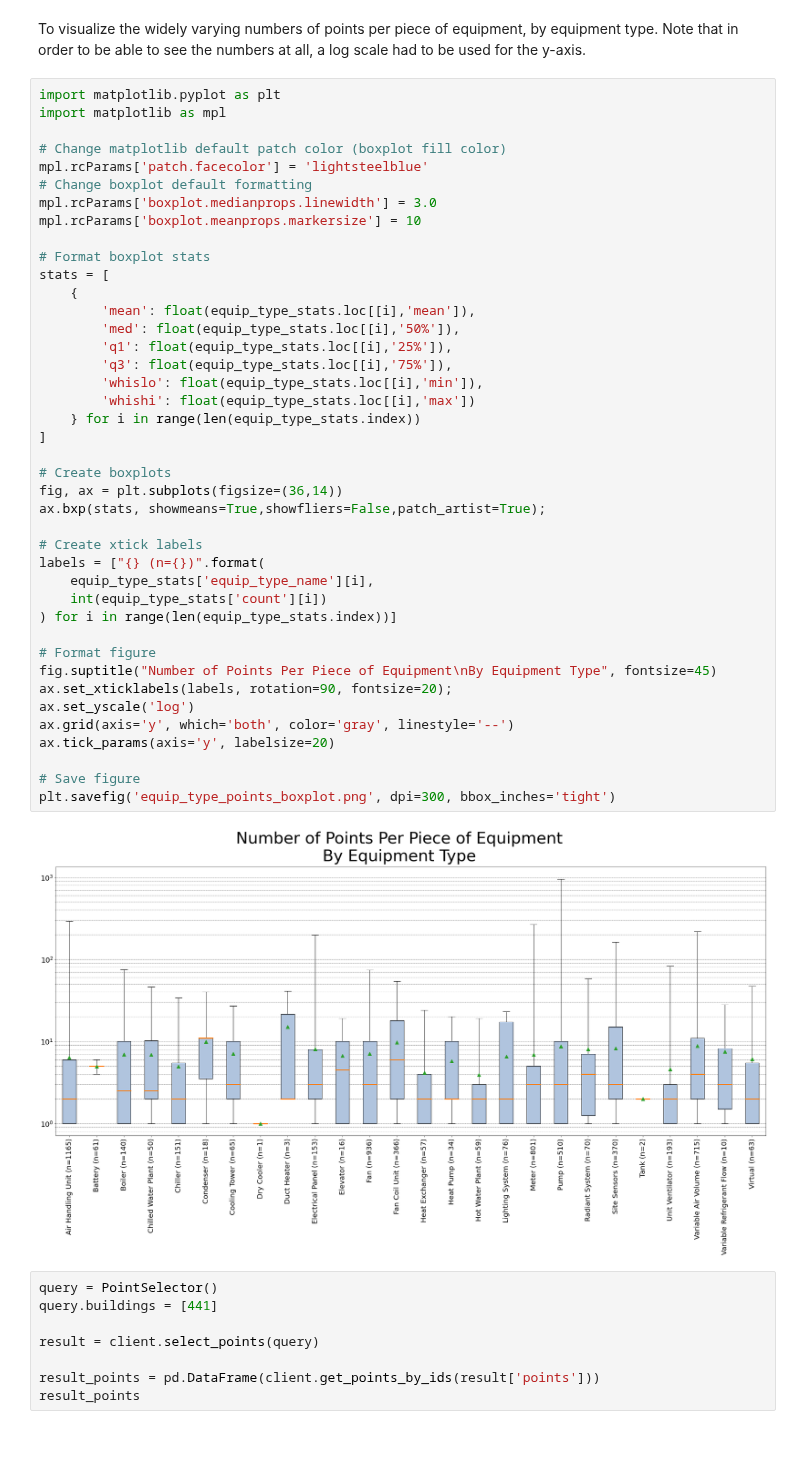
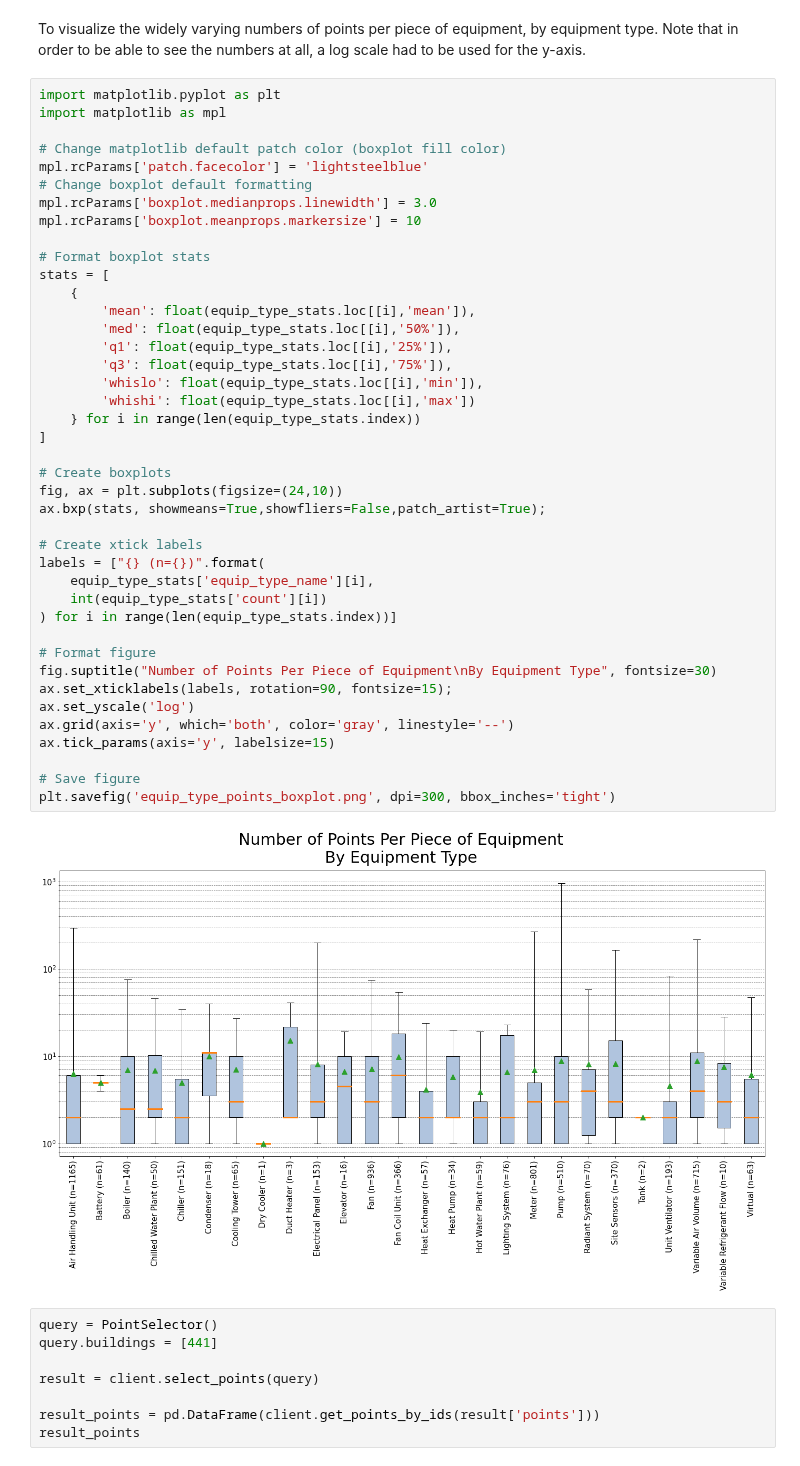
Before and after one commit to yairg98/Data-Driven-Problem-Solving, a Jupyter notebook: Assignments/FinalProjectNotebook.ipynb, the cells around one changed output. Drawn from its saved outputs; the diff is of its cells as text; blank space fills up the shorter version.

```diff
--- a/Assignments/FinalProjectNotebook.ipynb
+++ b/Assignments/FinalProjectNotebook.ipynb
@@ -149,38 +170,38 @@ mpl.rcParams['boxplot.medianprops.linewidth'] = 3.0
 mpl.rcParams['boxplot.meanprops.markersize'] = 10
 
 # Format boxplot stats
 stats = [
     {
         'mean': float(equip_type_stats.loc[[i],'mean']),
         'med': float(equip_type_stats.loc[[i],'50%']),
         'q1': float(equip_type_stats.loc[[i],'25%']),
         'q3': float(equip_type_stats.loc[[i],'75%']),
         'whislo': float(equip_type_stats.loc[[i],'min']),
         'whishi': float(equip_type_stats.loc[[i],'max'])
     } for i in range(len(equip_type_stats.index))
 ]
 
 # Create boxplots
-fig, ax = plt.subplots(figsize=(36,14))
+fig, ax = plt.subplots(figsize=(24,10))
 ax.bxp(stats, showmeans=True,showfliers=False,patch_artist=True);
 
 # Create xtick labels
 labels = ["{} (n={})".format(
     equip_type_stats['equip_type_name'][i],
     int(equip_type_stats['count'][i])
 ) for i in range(len(equip_type_stats.index))]
 
 # Format figure
-fig.suptitle("Number of Points Per Piece of Equipment\nBy Equipment Type", fontsize=45)
-ax.set_xticklabels(labels, rotation=90, fontsize=20);
+fig.suptitle("Number of Points Per Piece of Equipment\nBy Equipment Type", fontsize=30)
+ax.set_xticklabels(labels, rotation=90, fontsize=15);
 ax.set_yscale('log')
 ax.grid(axis='y', which='both', color='gray', linestyle='--')
-ax.tick_params(axis='y', labelsize=20)
+ax.tick_params(axis='y', labelsize=15)
 
 # Save figure
 plt.savefig('equip_type_points_boxplot.png', dpi=300, bbox_inches='tight')
 # %% [output]
-[figure, old version]
+[figure, new version]
 # %%
 query = PointSelector()
 query.buildings = [441]
```
Also changed, not shown: parts of 5 cells of this notebook, 1 other file.
